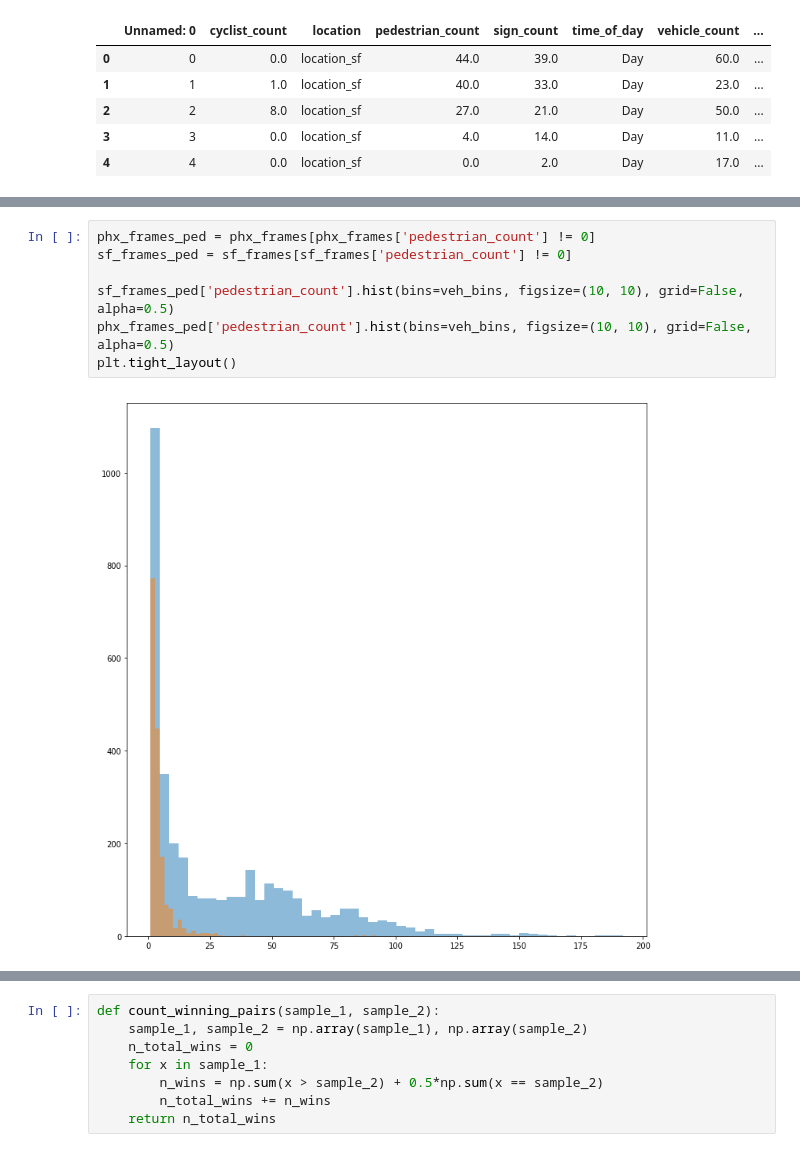
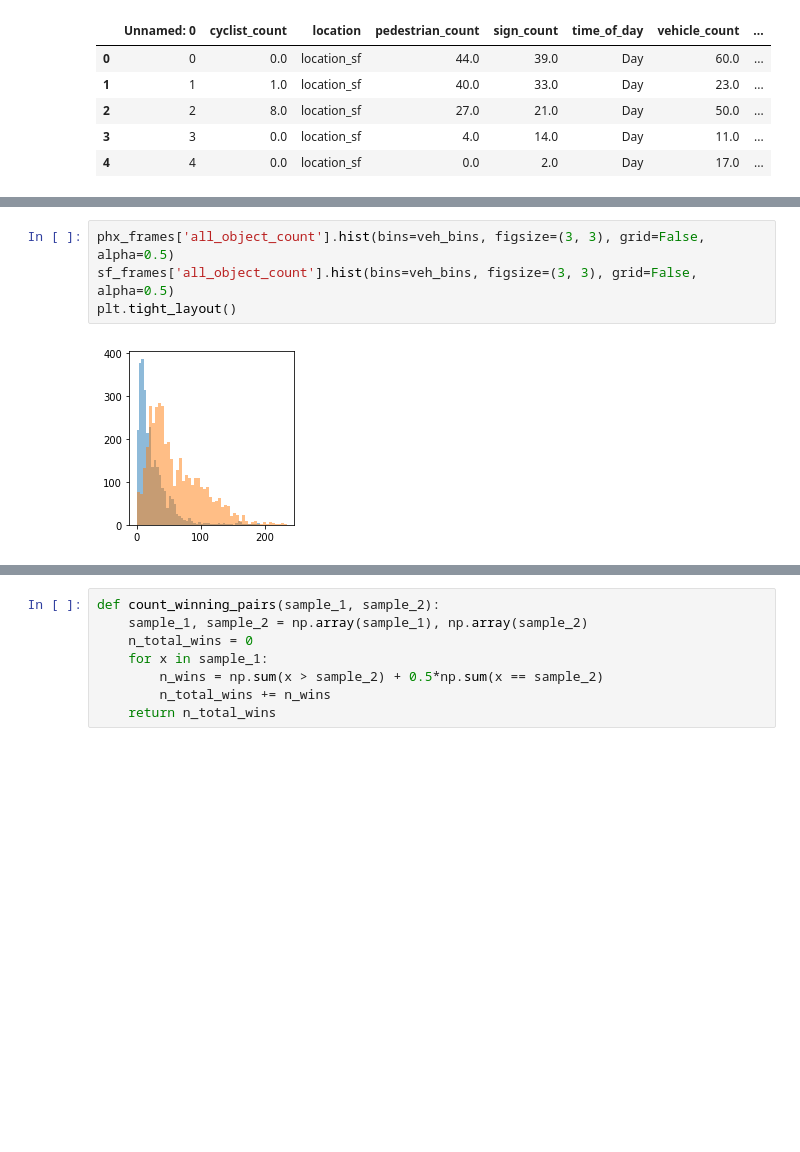
Before and after one commit to kittyschulz/Exploring-Waymo-Open-Dataset, a Jupyter notebook: Waymo-Frame-EDA.ipynb, the cells around one changed output, grey strips where cells are left out. Cells and saved outputs as stored; diff of their text form; blank space fills up the shorter version.

```diff
--- a/Waymo-Frame-EDA.ipynb
+++ b/Waymo-Frame-EDA.ipynb
@@ -130,9 +149,6 @@ plt.tight_layout()
 # %%
-phx_frames_ped = phx_frames[phx_frames['pedestrian_count'] != 0]
-sf_frames_ped = sf_frames[sf_frames['pedestrian_count'] != 0]
-
-sf_frames_ped['pedestrian_count'].hist(bins=veh_bins, figsize=(10, 10), grid=False, alpha=0.5)
-phx_frames_ped['pedestrian_count'].hist(bins=veh_bins, figsize=(10, 10), grid=False, alpha=0.5)
+phx_frames['all_object_count'].hist(bins=veh_bins, figsize=(3, 3), grid=False, alpha=0.5)
+sf_frames['all_object_count'].hist(bins=veh_bins, figsize=(3, 3), grid=False, alpha=0.5)
 plt.tight_layout()
 # %% [output]
-[figure, old version]
+[figure, new version]
```
Also changed, not shown: parts of 20 cells of this notebook, 1 other file.
